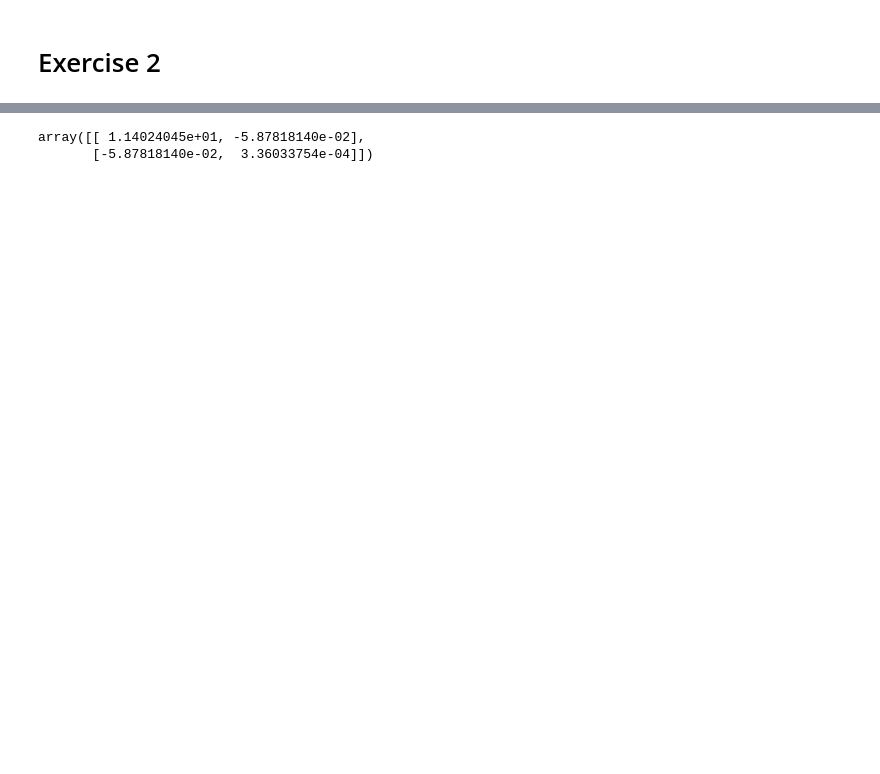
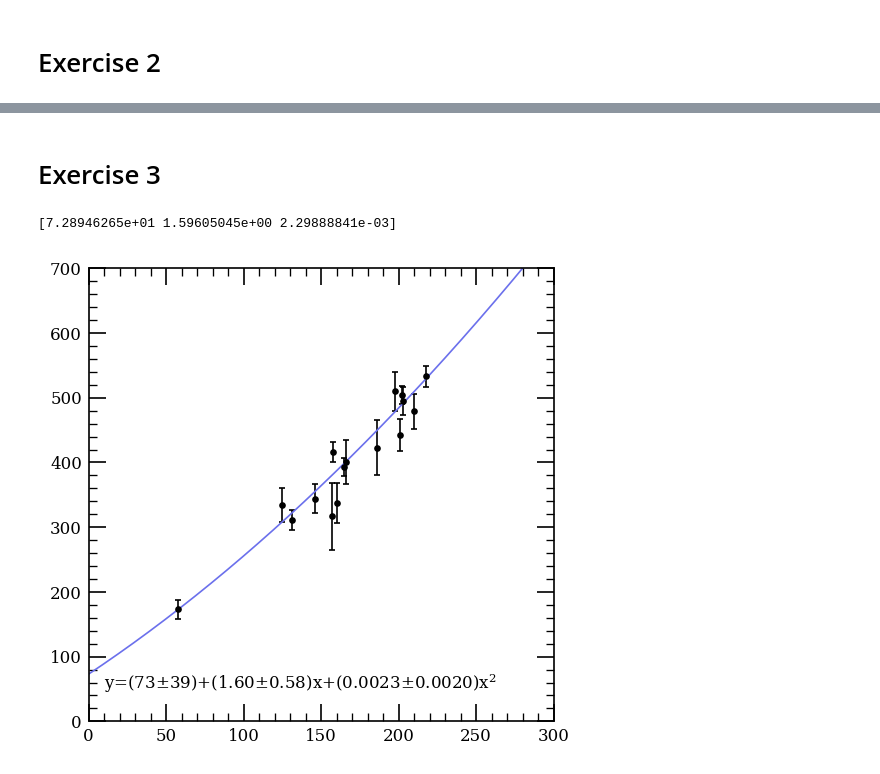
Before and after one commit to safonova/Data_analysis_recipes, a Jupyter notebook: 1 Standard practice.ipynb, the cells around one changed output, grey strips where cells are left out. Drawn from its saved outputs; the diff is of its cells as text; code cells hidden in the pictures; blank space fills up the shorter version.

```diff
--- a/1 Standard practice.ipynb
+++ b/1 Standard practice.ipynb
@@ -99,5 +97,40 @@ axes.set(xlim=(0, 300), ylim=(0,700));
-# %%
-ACA
-# %% [output]
-array([[ 1.14024045e+01, -5.87818140e-02],
-       [-5.87818140e-02,  3.36033754e-04]])
+# %% [markdown]
+# Exercise 3
+# %%
+def set_up_quad_matrices(xdata, ydata, sigma_y):
+    Y_mx = ydata
+    #A_mx = np.array([np.ones_like(Y_mx), xdata, xdata**2]).T
+    A_mx = np.append(np.append(np.ones([len(xdata),1]),np.array(xdata)[np.newaxis].T,1),np.array(xdata**2)[np.newaxis].T,1)
+    C_mx = np.identity(len(sigma_y)) * sigma_y**2
+    return Y_mx, A_mx, C_mx
+
+def perform_quad_fit(xdata, ydata, sigma_y):
+    Y_mx, A_mx, C_mx = set_up_quad_matrices(xdata, ydata, sigma_y)
+
+    covariance_mx = np.linalg.inv(np.linalg.multi_dot([A_mx.T, np.linalg.inv(C_mx), A_mx]))
+    ACY = np.linalg.multi_dot([A_mx.T, np.linalg.inv(C_mx), Y_mx])
+
+    # Get results of the linear algebra operation
+    X_mx = covariance_mx.dot(ACY)
+    print(X_mx)
+    intercept_m, slope_b, quad_coeff_q = X_mx
+
+    # Uncertainties
+    intercept_m_err = np.sqrt(covariance_mx)[0,0]
+    slope_b_err = np.sqrt(covariance_mx)[1,1]
+    quad_coeff_q_err = np.sqrt(covariance_mx)[2,2]
+    return slope_b, intercept_m, quad_coeff_q, slope_b_err, intercept_m_err, quad_coeff_q_err
+# %%
+slope, intercept, quad_coeff, slope_err, intercept_err, quad_coeff_err = perform_quad_fit(xdata_1, ydata_1, sigma_y_1)
+
+xline = np.arange(0, 300)
+yline = intercept + xline*slope + xline**2 * quad_coeff
+
+fig, axes = plt.subplots(figsize=(5,5), dpi=120)
+axes.errorbar(xdata_1, ydata_1, yerr=sigma_y_1, fmt='.k')
+axes.plot(xline, yline)
+axes.text(10, 50, f"y=({intercept:0.0f}$\pm${intercept_err:0.0f})+({slope:0.2f}$\pm${slope_err:0.2f})x+({quad_coeff:0.4f}$\pm${quad_coeff_err:0.4f})x$^2$")
+axes.set(xlim=(0, 300), ylim=(0,700));
+# %% [output]
+[7.28946265e+01 1.59605045e+00 2.29888841e-03]
+[figure, added]
```
Also changed, not shown: parts of 4 cells of this notebook.
